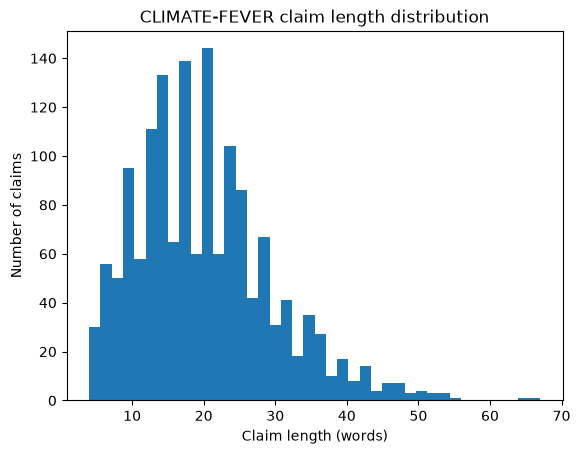
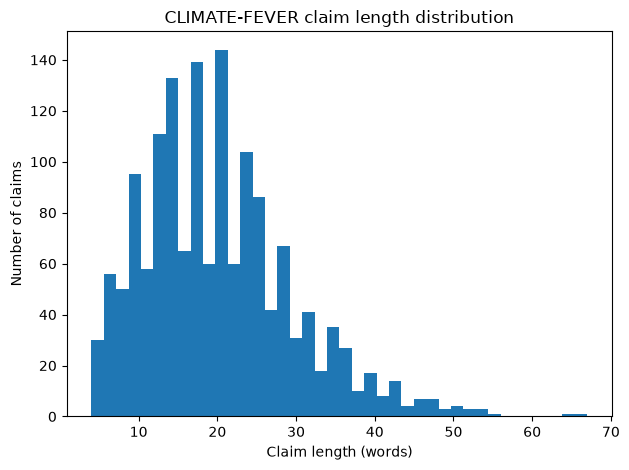
The notebook cell's code change between the first figure and the second:
--- before
+++ after
@@ -10,5 +10,6 @@
 plt.xlabel("Claim length (words)")
 plt.ylabel("Number of claims")
-plt.savefig("../figures/claim_length_distribution.png")
 plt.title("CLIMATE-FEVER claim length distribution")
+plt.tight_layout()
+plt.savefig("../figures/claim_length_distribution.png", dpi=300)
 plt.show()

Commit: f